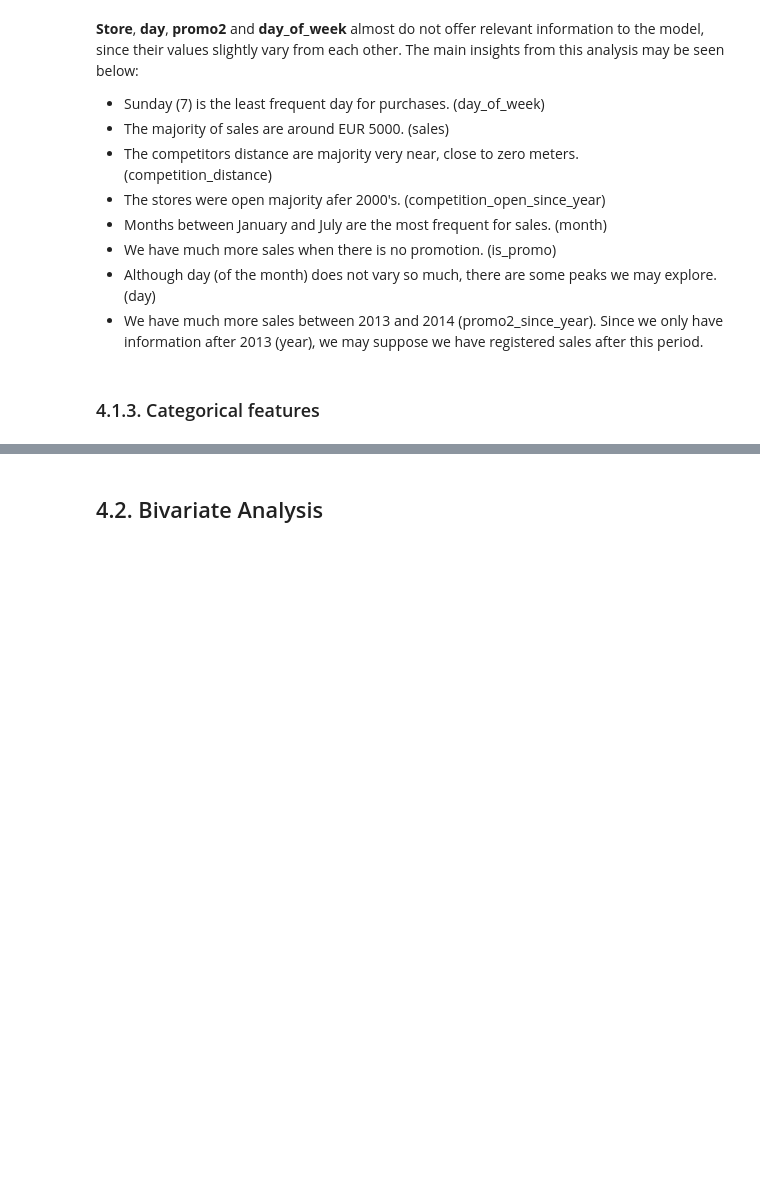
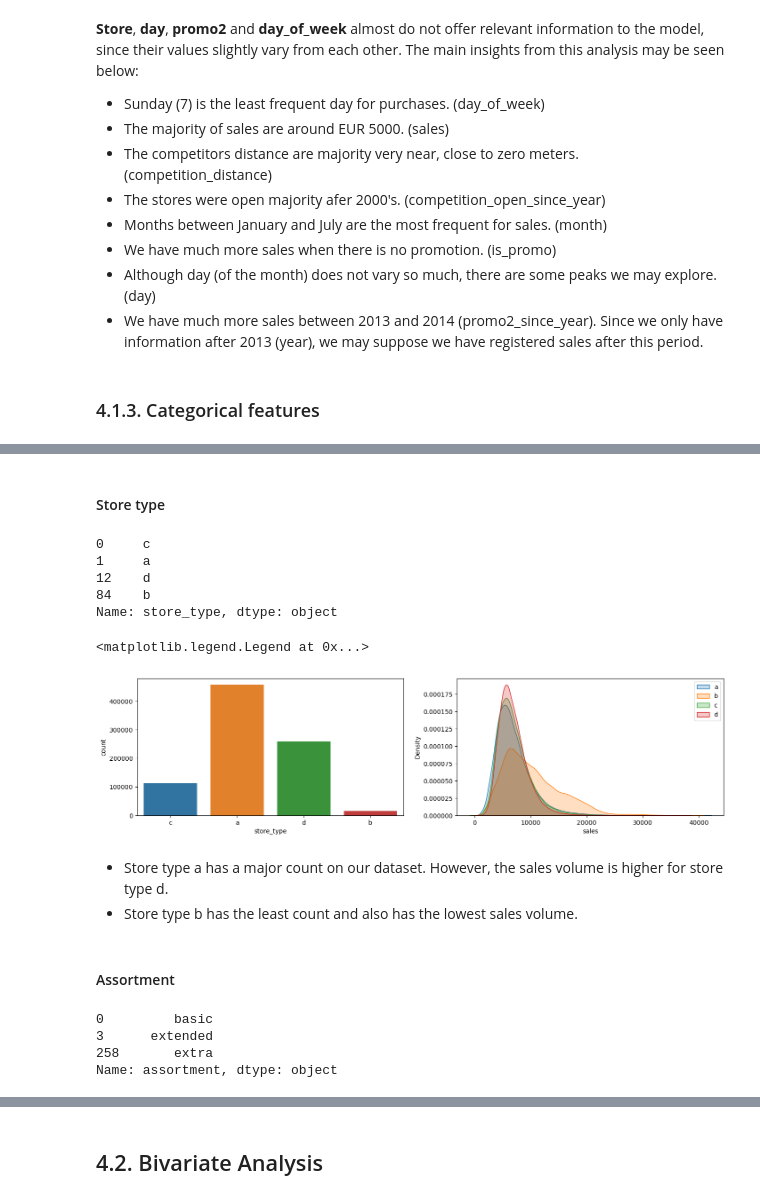
Before and after one commit to lucasquemelli/Rossman_Store_Sales, a Jupyter notebook: rossmann_store_sales.ipynb, the cells around one changed output, grey strips where cells are left out. Drawn from its saved outputs; the diff is of its cells as text; code cells hidden in the pictures; blank space fills up the shorter version.

```diff
--- a/rossmann_store_sales.ipynb
+++ b/rossmann_store_sales.ipynb
@@ -884,0 +929,37 @@ cat_attributes = df4.select_dtypes(exclude=["int64", "float64", "datetime64[ns]"
+# %% [markdown]
+#### Store type
+# %%
+df4["store_type"].drop_duplicates()
+# %% [output]
+0     c
+1     a
+12    d
+84    b
+Name: store_type, dtype: object
+# %%
+plt.figure(figsize = (17,4))
+
+plt.subplot(1,2,1)
+sns.countplot(df4["store_type"])
+
+plt.subplot(1,2,2)
+sns.kdeplot(df4[df4["store_type"] == "a"]["sales"], label="a", shade=True)
+sns.kdeplot(df4[df4["store_type"] == "b"]["sales"], label="b", shade=True)
+sns.kdeplot(df4[df4["store_type"] == "c"]["sales"], label="c", shade=True)
+sns.kdeplot(df4[df4["store_type"] == "d"]["sales"], label="d", shade=True)
+plt.legend()
+# %% [output]
+<matplotlib.legend.Legend at 0x...>
+[figure, added]
+# %% [markdown]
+- Store type a has a major count on our dataset. However, the sales volume is higher for store type d.
+- Store type b has the least count and also has the lowest sales volume.
+# %% [markdown]
+#### Assortment
+# %%
+df4["assortment"].drop_duplicates()
+# %% [output]
+0         basic
+3      extended
+258       extra
+Name: assortment, dtype: object
```
Also changed, not shown: parts of 8 cells of this notebook.
